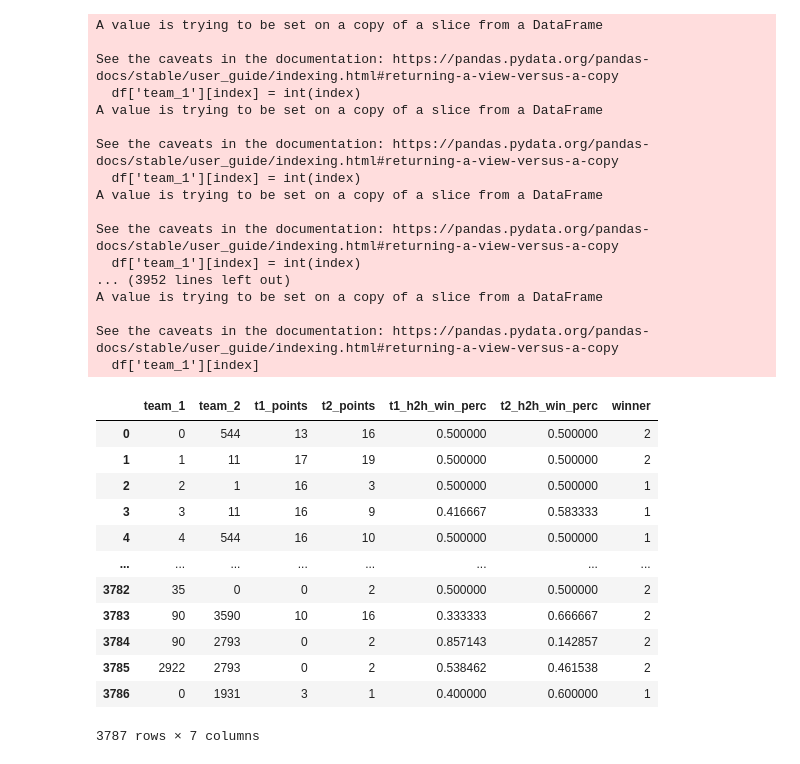
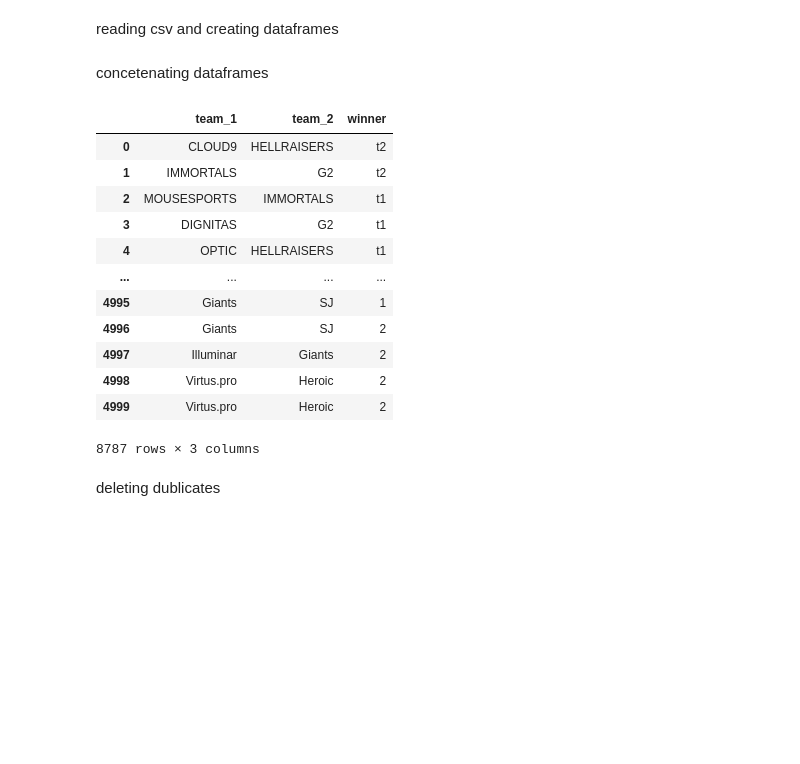
Before and after one commit to dota2istrash/professionals_ml, a Jupyter notebook: main.ipynb, the cells around one changed output. Drawn from its saved outputs; the diff is of its cells as text; code cells hidden in the pictures; blank space fills up the shorter version.

```diff
--- a/main.ipynb
+++ b/main.ipynb
@@ -16,51 +21,30 @@ from sklearn.svm import SVC
-# %%
-df = pd.read_csv('csgo_games/csgo_games.csv', usecols=['team_1', 'team_2', 't1_points',
-                                                    't2_points', 't1_h2h_win_perc', 't2_h2h_win_perc', 'winner'])
-d = {}
-for index, i in enumerate(df['team_1']):
-    if i not in d.values():
-        d[index] = i
-        df['team_1'][index] = int(index)
-    else:
-        df['team_1'][index] = int(''.join([str(key) for key, value in d.items() if value == df['team_1'][index]]))
-for index, i in enumerate(df['team_2']):
-    if i not in d.values():
-        d[index] = i
-        df['team_2'][index] = int(index)
-    else:
-        df['team_2'][index] = int(''.join([str(key) for key, value in d.items() if value == df['team_2'][index]]))
-df = df.replace(['t1', 't2', 'draw'], [1, 2, 3])
-df
-# %% [output]
-A value is trying to be set on a copy of a slice from a DataFrame
-
-See the caveats in the documentation: https://pandas.pydata.org/pandas-docs/stable/user_guide/indexing.html#returning-a-view-versus-a-copy
-  df['team_1'][index] = int(index)
-A value is trying to be set on a copy of a slice from a DataFrame
-
-See the caveats in the documentation: https://pandas.pydata.org/pandas-docs/stable/user_guide/indexing.html#returning-a-view-versus-a-copy
-  df['team_1'][index] = int(index)
-A value is trying to be set on a copy of a slice from a DataFrame
-
-See the caveats in the documentation: https://pandas.pydata.org/pandas-docs/stable/user_guide/indexing.html#returning-a-view-versus-a-copy
-  df['team_1'][index] = int(index)
-... (3952 lines left out)
-A value is trying to be set on a copy of a slice from a DataFrame
-
-See the caveats in the documentation: https://pandas.pydata.org/pandas-docs/stable/user_guide/indexing.html#returning-a-view-versus-a-copy
-  df['team_1'][index]
-|  | team_1 | team_2 | t1_points | t2_points | t1_h2h_win_perc | t2_h2h_win_perc | winner |
-| 0 | 0 | 544 | 13 | 16 | 0.500000 | 0.500000 | 2 |
-| 1 | 1 | 11 | 17 | 19 | 0.500000 | 0.500000 | 2 |
-| 2 | 2 | 1 | 16 | 3 | 0.500000 | 0.500000 | 1 |
-| 3 | 3 | 11 | 16 | 9 | 0.416667 | 0.583333 | 1 |
-| 4 | 4 | 544 | 16 | 10 | 0.500000 | 0.500000 | 1 |
-| ... | ... | ... | ... | ... | ... | ... | ... |
-| 3782 | 35 | 0 | 0 | 2 | 0.500000 | 0.500000 | 2 |
-| 3783 | 90 | 3590 | 10 | 16 | 0.333333 | 0.666667 | 2 |
-| 3784 | 90 | 2793 | 0 | 2 | 0.857143 | 0.142857 | 2 |
-| 3785 | 2922 | 2793 | 0 | 2 | 0.538462 | 0.461538 | 2 |
-| 3786 | 0 | 1931 | 3 | 1 | 0.400000 | 0.600000 | 1 |
-3787 rows × 7 columns
+# %% [markdown]
+reading csv and creating dataframes
+# %%
+df = pd.read_csv('csgo_games/csgo_games.csv', usecols=['team_1', 'team_2', 'winner'])
+df1 = pd.read_csv('results/results.csv', usecols=['team_1', 'team_2', 'winner'], nrows=5000)
+# %% [markdown]
+concetenating dataframes
+# %%
+df = pd.concat([
+    df, df1
+])
+df
+# %% [output]
+|  | team_1 | team_2 | winner |
+| 0 | CLOUD9 | HELLRAISERS | t2 |
+| 1 | IMMORTALS | G2 | t2 |
+| 2 | MOUSESPORTS | IMMORTALS | t1 |
+| 3 | DIGNITAS | G2 | t1 |
+| 4 | OPTIC | HELLRAISERS | t1 |
+| ... | ... | ... | ... |
+| 4995 | Giants | SJ | 1 |
+| 4996 | Giants | SJ | 2 |
+| 4997 | Illuminar | Giants | 2 |
+| 4998 | Virtus.pro | Heroic | 2 |
+| 4999 | Virtus.pro | Heroic | 2 |
+8787 rows × 3 columns
+# %% [markdown]
+deleting dublicates
 # %%
 df = df.drop_duplicates(subset=['team_1', 'team_2'])
```
Also changed, not shown: parts of 15 cells of this notebook, 1 other file.
